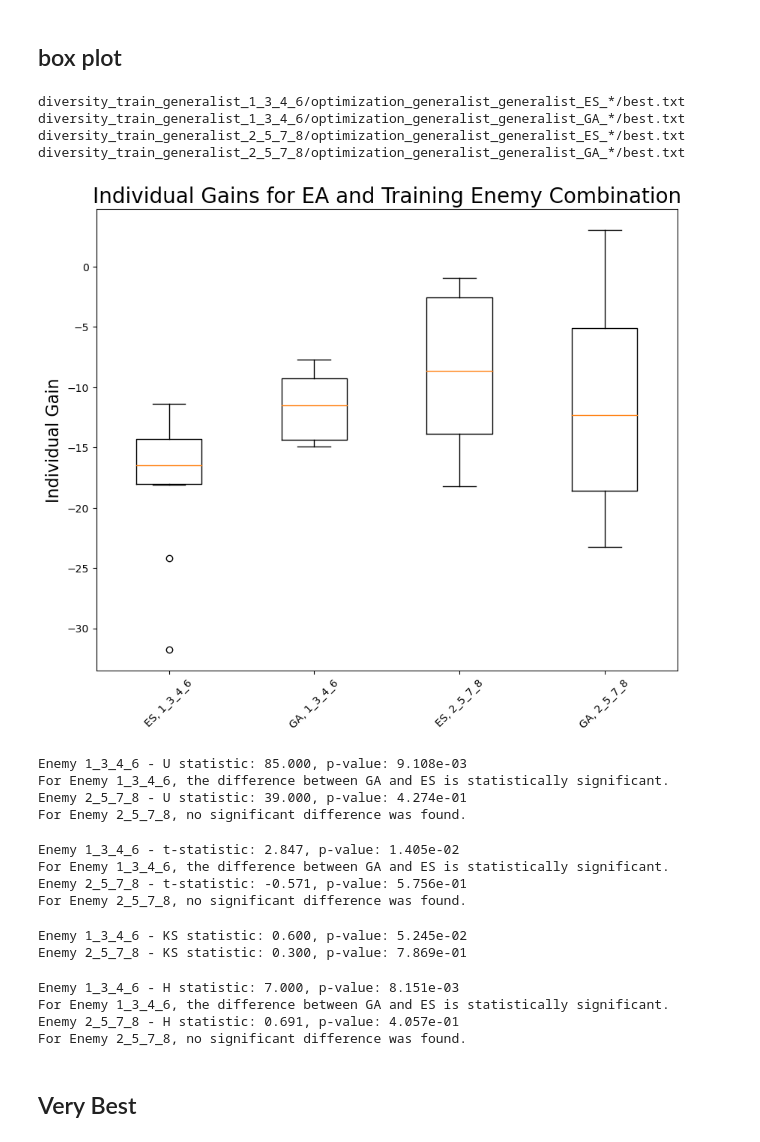
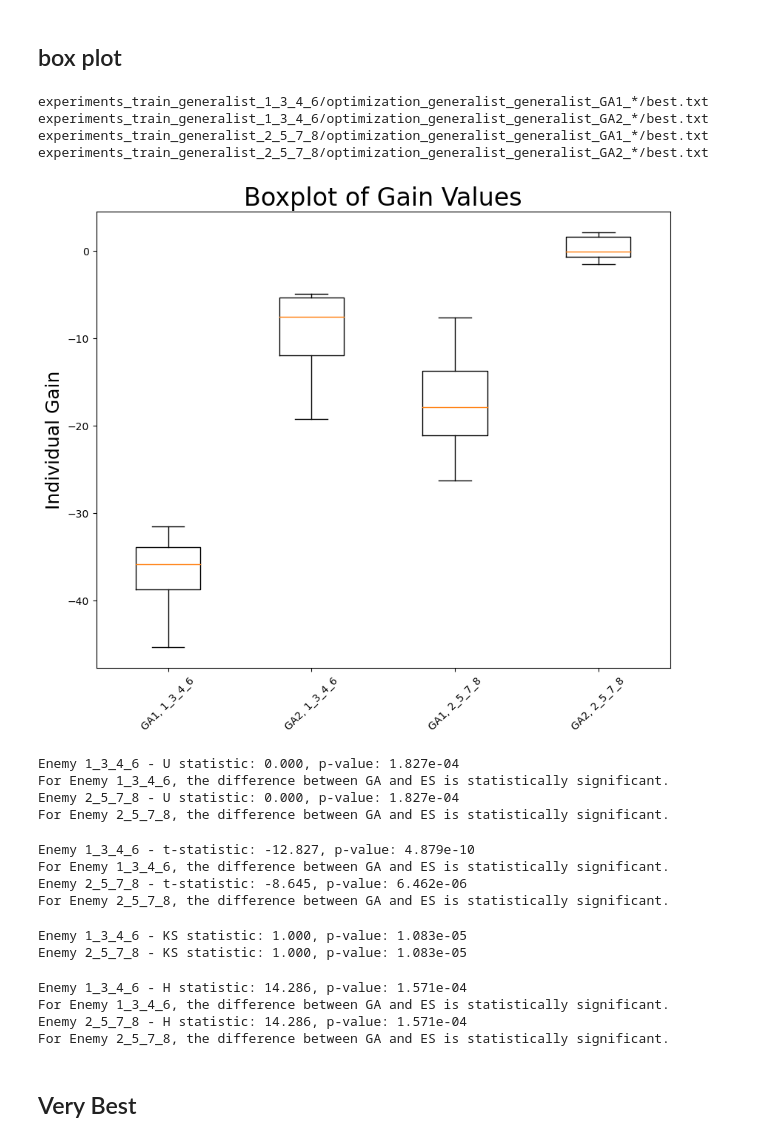
Before and after one commit to SuperAileen/evoman_framework_group24, a Jupyter notebook: final_test_2.ipynb, the cells around one changed output. Saved outputs shown, nothing was run; the diff lists cells and outputs as text; code cells hidden in the pictures.

```diff
--- a/final_test_2.ipynb
+++ b/final_test_2.ipynb
@@ -15,8 +15,8 @@ Hello from the pygame community. https://www.pygame.org/contribute.html
 ## box plot
 # %%
 def find_best_solution(enemy_group, method):
-    print(f'diversity_train_generalist_{enemy_group}/optimization_generalist_generalist_{method}_*'+'/best.txt')
-    file_name = f'diversity_train_generalist_{enemy_group}/optimization_generalist_generalist_{method}_*'+'/best.txt'
+    print(f'experiments_train_generalist_{enemy_group}/optimization_generalist_generalist_{method}_*'+'/best.txt')
+    file_name = f'experiments_train_generalist_{enemy_group}/optimization_generalist_generalist_{method}_*'+'/best.txt'
     best_files = glob.glob(file_name)
     best_fitness = -np.inf
     best_solution = None
@@ -44,7 +44,7 @@ env = Environment(experiment_name='best_experiment_test',
 				visuals=True)
 
 results = {}
-method_list = ['ES', 'GA']
+method_list = ['GA1', 'GA2']
 enemy_groups = ['1_3_4_6', '2_5_7_8']
 
 
@@ -61,30 +61,30 @@ for enemy_group in enemy_groups:
             individual_gain_list.append(indivdual_gain)
         results[(enemy_group, method)] = individual_gain_list
 # %% [output]
-diversity_train_generalist_1_3_4_6/optimization_generalist_generalist_ES_*/best.txt
-diversity_train_generalist_1_3_4_6/optimization_generalist_generalist_GA_*/best.txt
-diversity_train_generalist_2_5_7_8/optimization_generalist_generalist_ES_*/best.txt
-diversity_train_generalist_2_5_7_8/optimization_generalist_generalist_GA_*/best.txt
+experiments_train_generalist_1_3_4_6/optimization_generalist_generalist_GA1_*/best.txt
+experiments_train_generalist_1_3_4_6/optimization_generalist_generalist_GA2_*/best.txt
+experiments_train_generalist_2_5_7_8/optimization_generalist_generalist_GA1_*/best.txt
+experiments_train_generalist_2_5_7_8/optimization_generalist_generalist_GA2_*/best.txt
 # %%
 fig, ax = plt.subplots(figsize=(10, 8))
 data = [results[key] for key in sorted(results.keys())]
 labels = [f"{e}, {m}" for m, e in sorted(results.keys())]
 
 ax.boxplot(data, labels=labels)
-ax.set_title('Individual Gains for EA and Training Enemy Combination', fontsize=20)
-ax.set_ylabel('Individual Gain', fontsize=16)
+ax.set_title('Boxplot of Gain Values', fontsize=24)
+ax.set_ylabel('Individual Gain', fontsize=18)
 plt.xticks(rotation=45)
 plt.savefig("box_plot.png", dpi=150)
 # %% [output]
-[figure, old version]
+[figure, new version]
 # %%
 # Mann-Whitney U test
 alpha = 0.05
 mannwhitney_results = {}
 
 for enemy_group in enemy_groups:
-    ga_results = results[(enemy_group, 'GA')]
-    es_results = results[(enemy_group, 'ES')]
+    ga_results = results[(enemy_group, 'GA1')]
+    es_results = results[(enemy_group, 'GA2')]
 
     u_stat, p_value = stats.mannwhitneyu(ga_results, es_results, alternative='two-sided')
     mannwhitney_results[enemy_group] = {'u_stat': u_stat, 'p_value': p_value}
@@ -97,17 +97,17 @@ for enemy_group, res in mannwhitney_results.items():
     else:
         print(f"For Enemy {enemy_group}, no significant difference was found.")
 # %% [output]
-Enemy 1_3_4_6 - U statistic: 85.000, p-value: 9.108e-03
+Enemy 1_3_4_6 - U statistic: 0.000, p-value: 1.827e-04
 For Enemy 1_3_4_6, the difference between GA and ES is statistically significant.
-Enemy 2_5_7_8 - U statistic: 39.000, p-value: 4.274e-01
-For Enemy 2_5_7_8, no significant difference was found.
+Enemy 2_5_7_8 - U statistic: 0.000, p-value: 1.827e-04
+For Enemy 2_5_7_8, the difference between GA and ES is statistically significant.
 # %%
 # t-test
 ttest_results = {}
 
 for enemy_group in enemy_groups:
-    ga_results = results[(enemy_group, 'GA')]
-    es_results = results[(enemy_group, 'ES')]
+    ga_results = results[(enemy_group, 'GA1')]
+    es_results = results[(enemy_group, 'GA2')]
 
     t_stat, p_value = stats.ttest_ind(ga_results, es_results, equal_var=False)
     ttest_results[enemy_group] = {'t_stat': t_stat, 'p_value': p_value}
@@ -119,17 +119,17 @@ for enemy_group, res in ttest_results.items():
     else:
         print(f"For Enemy {enemy_group}, no significant difference was found.")
 # %% [output]
-Enemy 1_3_4_6 - t-statistic: 2.847, p-value: 1.405e-02
+Enemy 1_3_4_6 - t-statistic: -12.827, p-value: 4.879e-10
 For Enemy 1_3_4_6, the difference between GA and ES is statistically significant.
-Enemy 2_5_7_8 - t-statistic: -0.571, p-value: 5.756e-01
-For Enemy 2_5_7_8, no significant difference was found.
+Enemy 2_5_7_8 - t-statistic: -8.645, p-value: 6.462e-06
+For Enemy 2_5_7_8, the difference between GA and ES is statistically significant.
 # %%
 # Kolmogorov-Smirnov test
 ks_results = {}
 
 for enemy_group in enemy_groups:
-    ga_results = results[(enemy_group, 'GA')]
-    es_results = results[(enemy_group, 'ES')]
+    ga_results = results[(enemy_group, 'GA1')]
+    es_results = results[(enemy_group, 'GA2')]
 
     ks_stat, p_value = stats.ks_2samp(ga_results, es_results)
     ks_results[enemy_group] = {'ks_stat': ks_stat, 'p_value': p_value}
@@ -137,15 +137,15 @@ for enemy_group in enemy_groups:
 for enemy_group, res in ks_results.items():
     print(f"Enemy {enemy_group} - KS statistic: {res['ks_stat']:.3f}, p-value: {res['p_value']:.3e}")
 # %% [output]
-Enemy 1_3_4_6 - KS statistic: 0.600, p-value: 5.245e-02
-Enemy 2_5_7_8 - KS statistic: 0.300, p-value: 7.869e-01
+Enemy 1_3_4_6 - KS statistic: 1.000, p-value: 1.083e-05
+Enemy 2_5_7_8 - KS statistic: 1.000, p-value: 1.083e-05
 # %%
 # Kruskal-Wallis H test
 kruskal_results = {}
 
 for enemy_group in enemy_groups:
-    ga_results = results[(enemy_group, 'GA')]
-    es_results = results[(enemy_group, 'ES')]
+    ga_results = results[(enemy_group, 'GA1')]
+    es_results = results[(enemy_group, 'GA2')]
 
     h_stat, p_value = stats.kruskal(ga_results, es_results)
     kruskal_results[enemy_group] = {'h_stat': h_stat, 'p_value': p_value}
@@ -158,10 +158,10 @@ for enemy_group, res in kruskal_results.items():
     else:
         print(f"For Enemy {enemy_group}, no significant difference was found.")
 # %% [output]
-Enemy 1_3_4_6 - H statistic: 7.000, p-value: 8.151e-03
+Enemy 1_3_4_6 - H statistic: 14.286, p-value: 1.571e-04
 For Enemy 1_3_4_6, the difference between GA and ES is statistically significant.
-Enemy 2_5_7_8 - H statistic: 0.691, p-value: 4.057e-01
-For Enemy 2_5_7_8, no significant difference was found.
+Enemy 2_5_7_8 - H statistic: 14.286, p-value: 1.571e-04
+For Enemy 2_5_7_8, the difference between GA and ES is statistically significant.
 # %% [markdown]
 ## Very Best
 # %%
```
Also changed, not shown: parts of 3 cells of this notebook.
